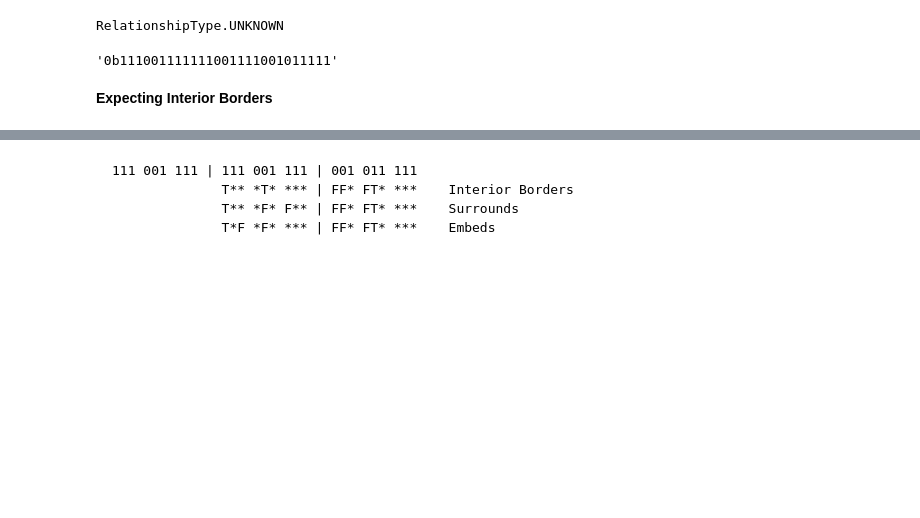
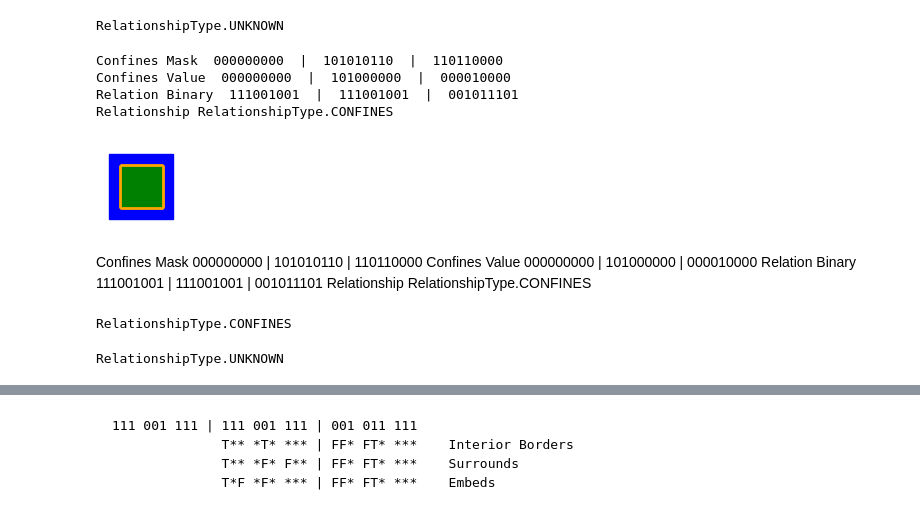
Before and after one commit to GregSal/StructureRelations, a Jupyter notebook: src/StructureRelationsTests.ipynb, the cells around one changed output, grey strips where cells are left out. Drawn from its saved outputs; the diff is of its cells as text; code cells hidden in the pictures; blank space fills up the shorter version.

```diff
--- a/src/StructureRelationsTests.ipynb
+++ b/src/StructureRelationsTests.ipynb
@@ -124,10 +112,39 @@ relationship_1_2 = Relationship(slice_table, (4, 2))
 print(relationship_1_2.relationship_type)
 # %% [output]
 RelationshipType.UNKNOWN
-# %%
-relation_binary = relate_structs(slice_table, (4, 2))
-bin(relation_binary)
-# %% [output]
-'0b111001111111001111001011111'
-# %% [markdown]
-**Expecting Interior Borders**
+# %%
+confines_def = RelationshipTest(RelationshipType.CONFINES,
+                                0b000000000101010110110110000,
+                                0b000000000101000000000010000)
+
+a = slice_table.at[0.3, 4]
+b = slice_table.at[0.3, 2]
+print('Confines Mask', bin_format(confines_def.mask))
+print('Confines Value', bin_format(confines_def.value))
+r = relate(a,b)
+print('Relation Binary', bin_format(r))
+print('Relationship', confines_def.test(relate(a,b)))
+plot_ab(a.contour, b.contour)
+# %% [output]
+Confines Mask  000000000  |  101010110  |  110110000
+Confines Value  000000000  |  101000000  |  000010000
+Relation Binary  111001001  |  111001001  |  001011101
+Relationship RelationshipType.CONFINES
+[figure, added]
+# %% [markdown]
+Confines Mask  000000000  |  101010110  |  110110000
+Confines Value  000000000  |  101000000  |  000010000
+Relation Binary  111001001  |  111001001  |  001011101
+Relationship RelationshipType.CONFINES
+# %%
+l = slice_table.loc[[0.2,0.3,0.4,0.5], [4,2]]
+relationship_1_2 = Relationship(l, (4, 2))
+print(relationship_1_2.relationship_type)
+# %% [output]
+RelationshipType.CONFINES
+# %%
+l = slice_table.loc[[0.1,0.2,0.3,0.4,0.5], [4,2]]
+relationship_1_2 = Relationship(l, (4, 2))
+print(relationship_1_2.relationship_type)
+# %% [output]
+RelationshipType.UNKNOWN
```
Also changed, not shown: parts of 7 cells of this notebook, 1 other file.
